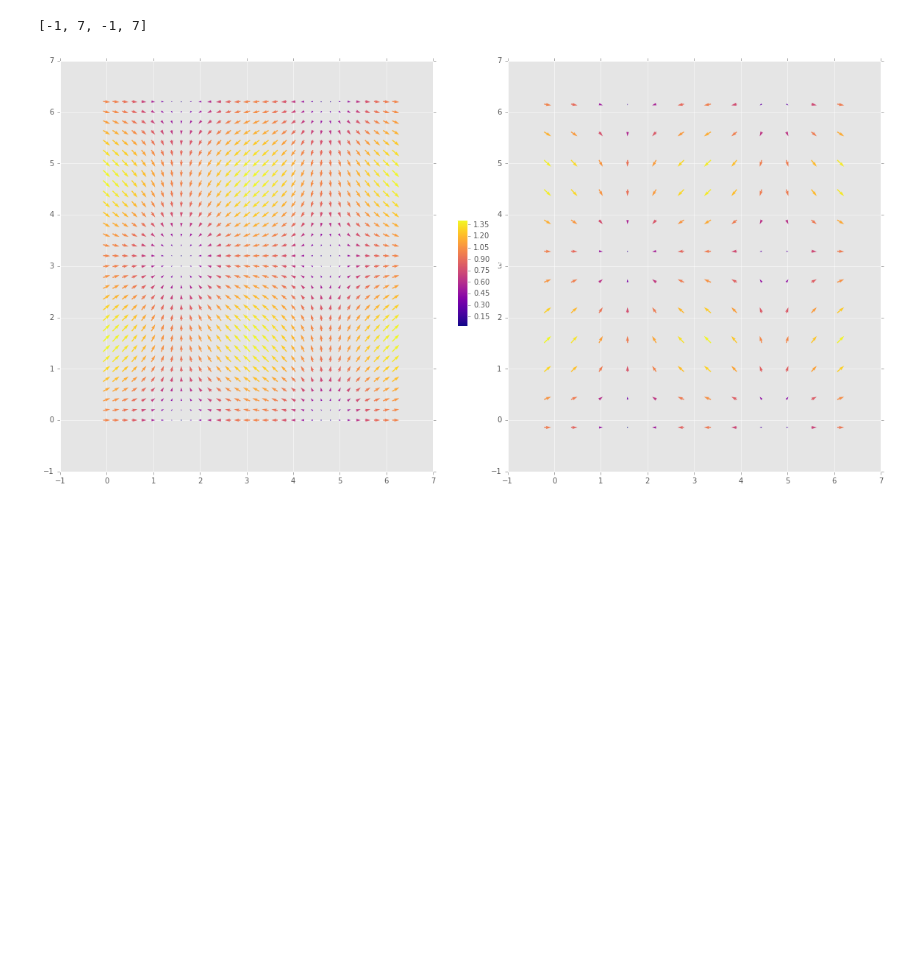
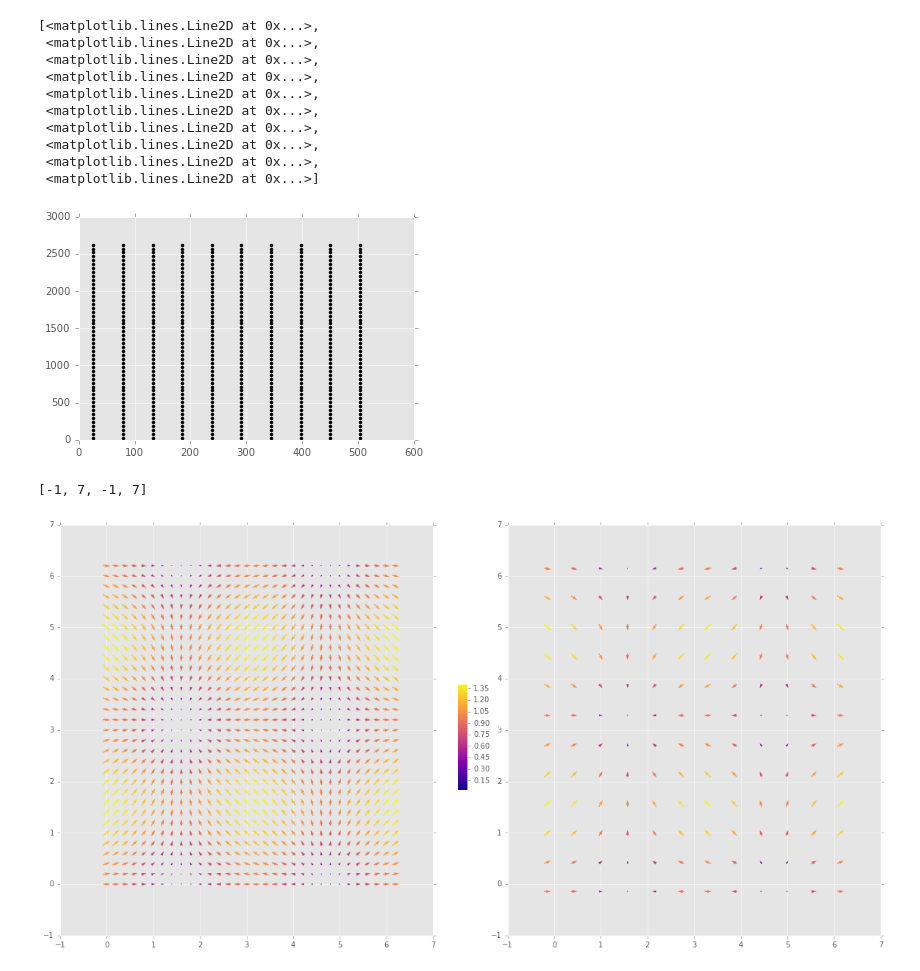
Before and after one commit to amichaut/track_analysis, a Jupyter notebook: codes/analyze_traj.ipynb, the cells around one changed output. Cells and saved outputs as stored; diff of their text form; code cells hidden in the pictures; blank space fills up the shorter version.

```diff
--- a/codes/analyze_traj.ipynb
+++ b/codes/analyze_traj.ipynb
@@ -35,3 +55,17 @@ plotting frame 33.0
+# %%
+plot(x,y,'.',color='black',ls='none')
+# %% [output]
+[<matplotlib.lines.Line2D at 0x...>,
+ <matplotlib.lines.Line2D at 0x...>,
+ <matplotlib.lines.Line2D at 0x...>,
+ <matplotlib.lines.Line2D at 0x...>,
+ <matplotlib.lines.Line2D at 0x...>,
+ <matplotlib.lines.Line2D at 0x...>,
+ <matplotlib.lines.Line2D at 0x...>,
+ <matplotlib.lines.Line2D at 0x...>,
+ <matplotlib.lines.Line2D at 0x...>,
+ <matplotlib.lines.Line2D at 0x...>]
+[figure, added]
 # %%
 #### GENERATE SYNTHETIC DATA
 
```
Also changed, not shown: parts of 9 cells of this notebook, 1 other file.
